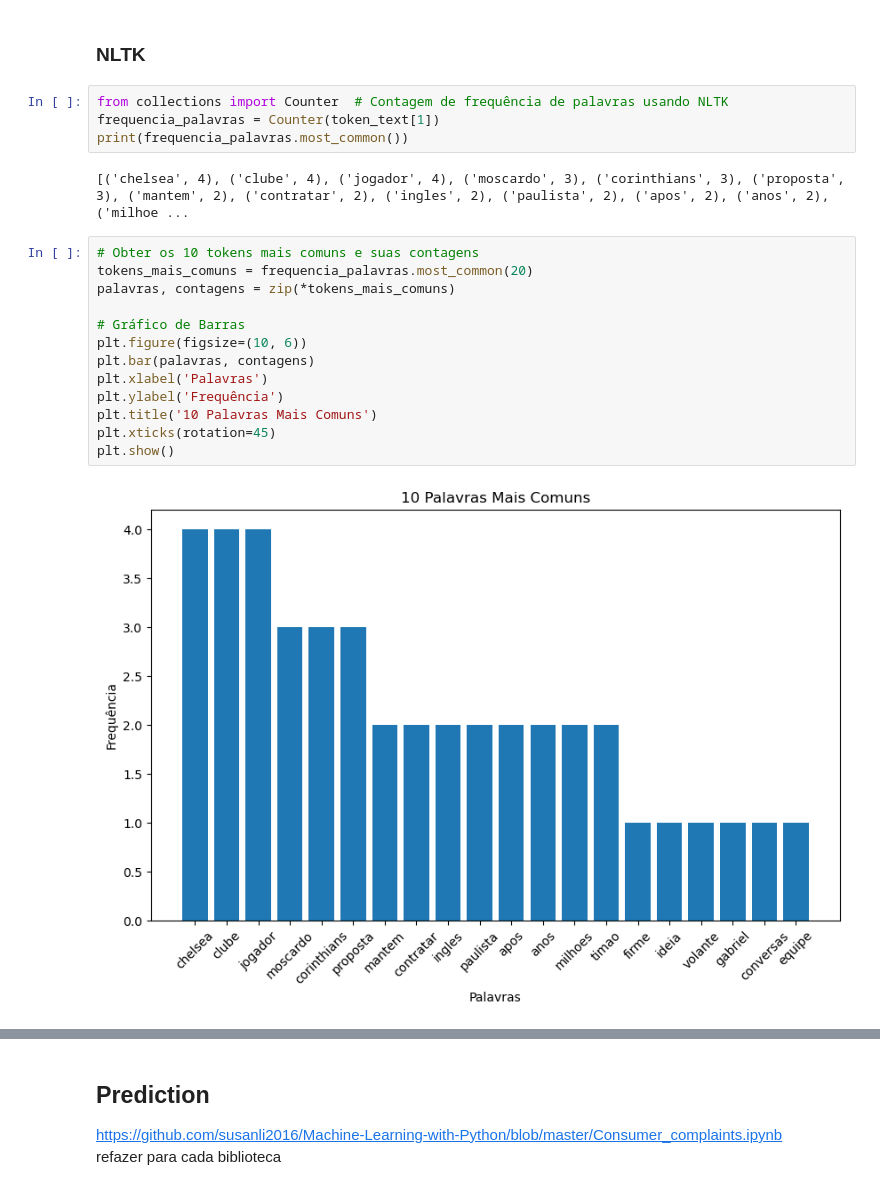
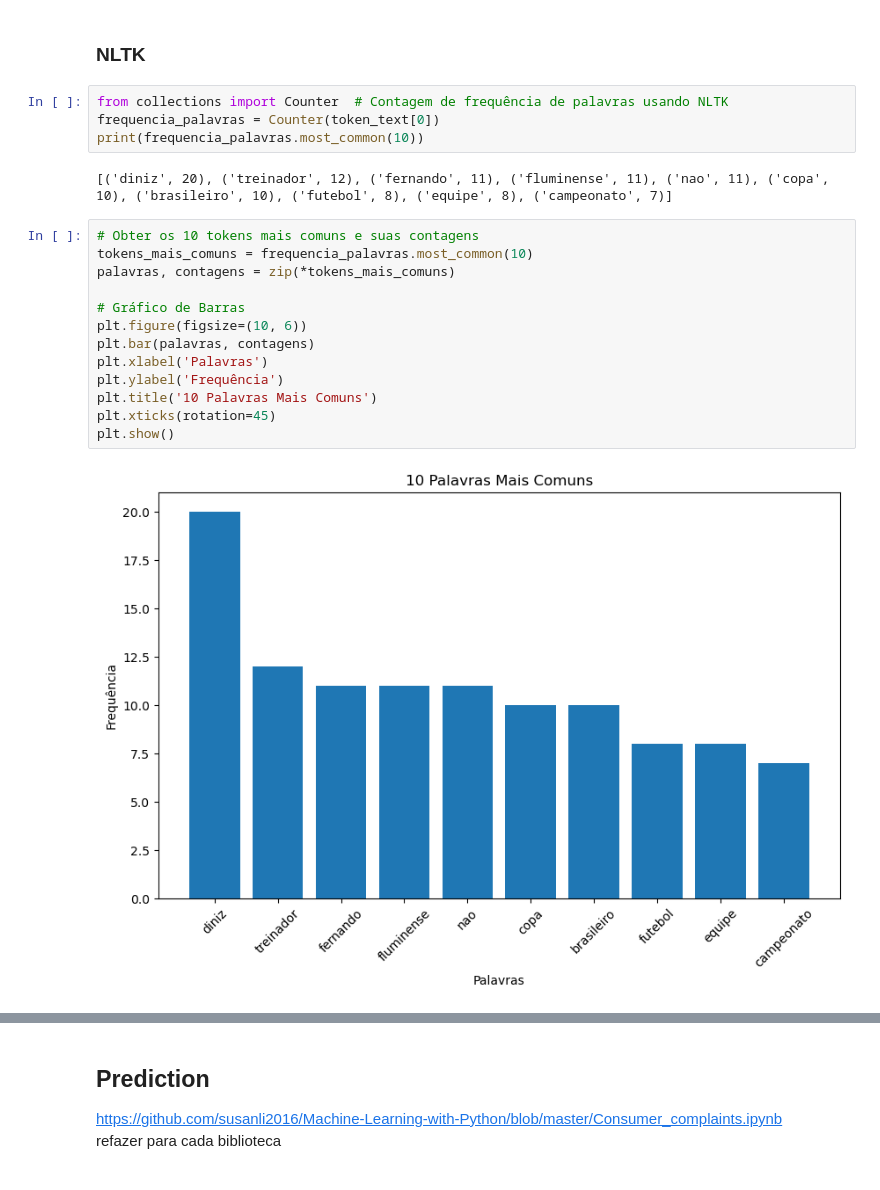
Before and after one commit to BiancaNCoelho/NLP, a Jupyter notebook: T01/Trabalho1.ipynb, the cells around one changed output, grey strips where cells are left out. Saved outputs shown, nothing was run; the diff lists cells and outputs as text.

```diff
--- a/T01/Trabalho1.ipynb
+++ b/T01/Trabalho1.ipynb
@@ -284,22 +313,22 @@ print(tokens3[0])
 ### NLTK
 # %%
 from collections import Counter  # Contagem de frequência de palavras usando NLTK
-frequencia_palavras = Counter(token_text[1])
-print(frequencia_palavras.most_common())
+frequencia_palavras = Counter(token_text[0])
+print(frequencia_palavras.most_common(10))
 # %% [output]
-[('chelsea', 4), ('clube', 4), ('jogador', 4), ('moscardo', 3), ('corinthians', 3), ('proposta', 3), ('mantem', 2), ('contratar', 2), ('ingles', 2), ('paulista', 2), ('apos', 2), ('anos', 2), ('milhoe ...
+[('diniz', 20), ('treinador', 12), ('fernando', 11), ('fluminense', 11), ('nao', 11), ('copa', 10), ('brasileiro', 10), ('futebol', 8), ('equipe', 8), ('campeonato', 7)]
 # %%
 # Obter os 10 tokens mais comuns e suas contagens
-tokens_mais_comuns = frequencia_palavras.most_common(20)
+tokens_mais_comuns = frequencia_palavras.most_common(10)
 palavras, contagens = zip(*tokens_mais_comuns)
 
 # Gráfico de Barras
 plt.figure(figsize=(10, 6))
 plt.bar(palavras, contagens)
 plt.xlabel('Palavras')
 plt.ylabel('Frequência')
 plt.title('10 Palavras Mais Comuns')
 plt.xticks(rotation=45)
 plt.show()
 # %% [output]
-[figure, old version]
+[figure, new version]
```
Also changed, not shown: parts of 26 cells of this notebook.
